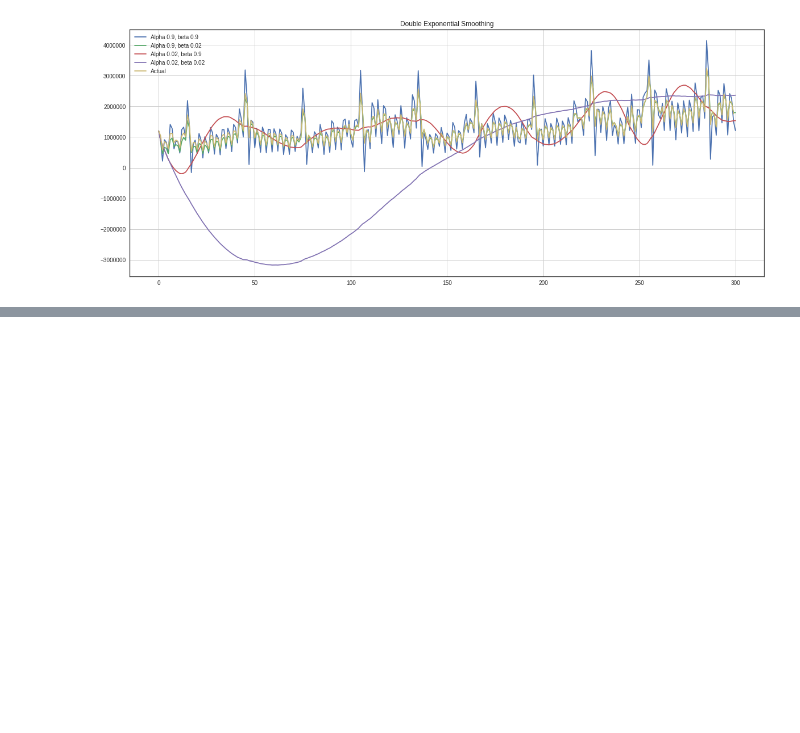
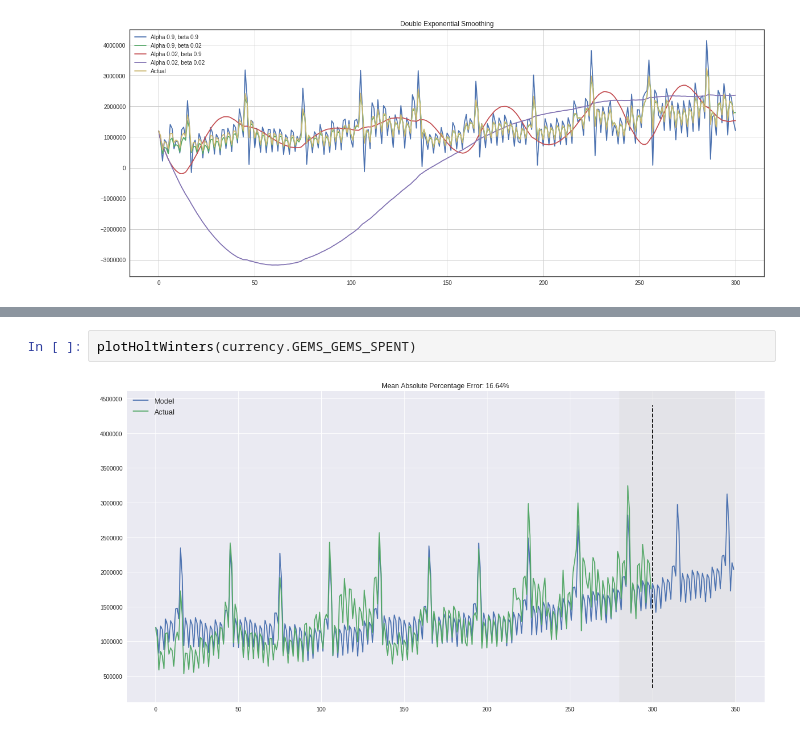
Before and after one commit to ssttv/ml-resources, a Jupyter notebook: time_series.ipynb, the cells around one changed output, grey strips where cells are left out. Drawn from its saved outputs; the diff is of its cells as text; blank space fills up the shorter version.

```diff
--- a/time_series.ipynb
+++ b/time_series.ipynb
@@ -240,0 +483,4 @@ plot_double_exponential_smoothing(currency.GEMS_GEMS_SPENT, alphas=[0.9, 0.02],
+# %%
+plotHoltWinters(currency.GEMS_GEMS_SPENT)
+# %% [output]
+[figure, added]
```
Also changed, not shown: parts of 43 cells of this notebook.
